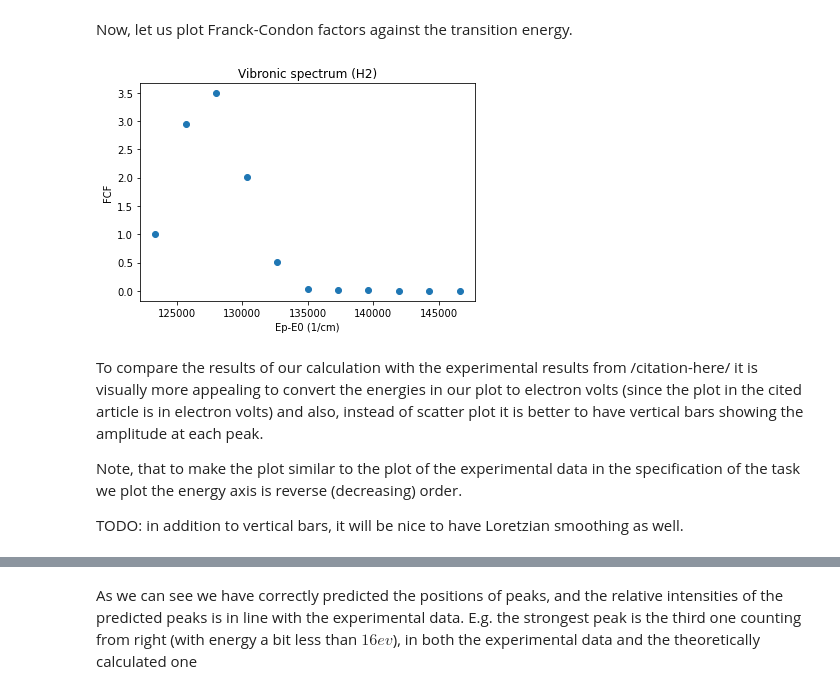
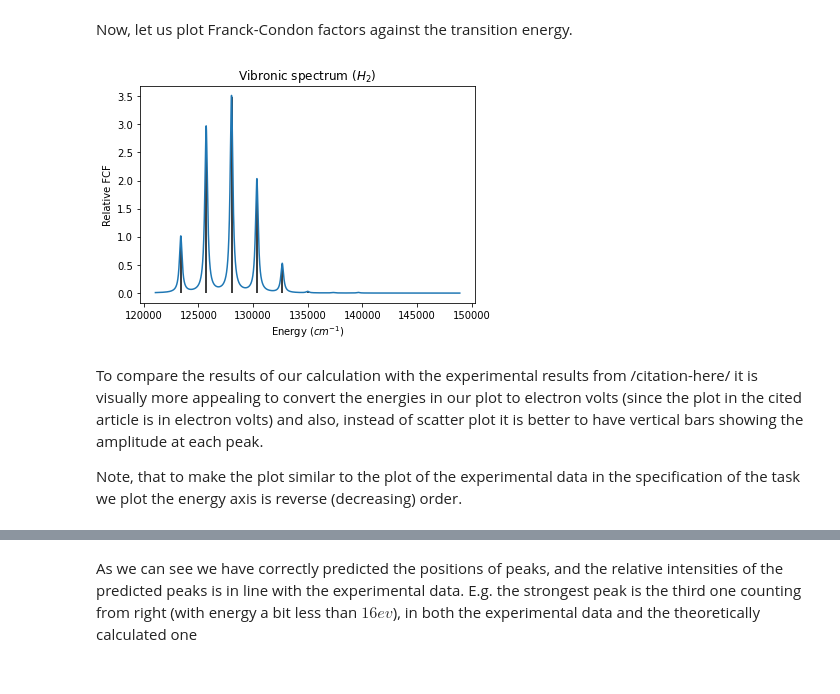
Before and after one commit to CDL-Quantum/CohortProject_2020, a Jupyter notebook: Project_3_Franck_Condon_Factors/Task1.ipynb, the cells around one changed output, grey strips where cells are left out. Saved outputs shown, nothing was run; the diff lists cells and outputs as text; code cells hidden in the pictures.

```diff
--- a/Project_3_Franck_Condon_Factors/Task1.ipynb
+++ b/Project_3_Franck_Condon_Factors/Task1.ipynb
@@ -37,19 +37,15 @@ n_0              n_p             FCF             Ep-E0
  [0.00000000e+00 1.00000000e+01 2.53763959e-04 1.46598957e+05]]
 # %% [markdown]
 Now, let us plot Franck-Condon factors against the transition energy.
-# %%
-x = spectrum[:, 3]
-y = spectrum[:, 2]
-plt.scatter(x, y)
-plt.title('Vibronic spectrum (H2)')
-plt.xlabel('Ep-E0 (1/cm)')
-plt.ylabel('FCF')
-plt.show()
-# %% [output]
-[figure, removed]
+# %%
+plot_desc = {'title': "Vibronic spectrum ($H_2$)", 'xlabel': "Energy ($cm^{-1}$)", 'ylabel': "Relative FCF"}
+
+x = spectrum[:, 3]
+y = spectrum[:, 2]
+plot_spectrum(np.vstack([x, y]), plot_desc, gamma=300)
+# %% [output]
+[figure, added]
 # %% [markdown]
 To compare the results of our calculation with the experimental results from /citation-here/ it is visually more appealing to convert the energies in our plot to electron volts (since the plot in the cited article is in electron volts) and also, instead of scatter plot it is better to have vertical bars showing the amplitude at each peak.
 
 Note, that to make the plot similar to the plot of the experimental data in the specification of the task we plot the energy axis is reverse (decreasing) order.
-
-TODO: in addition to vertical bars, it will be nice to have Loretzian smoothing as well.
```
Also changed, not shown: parts of 4 cells of this notebook, 2 other files.
